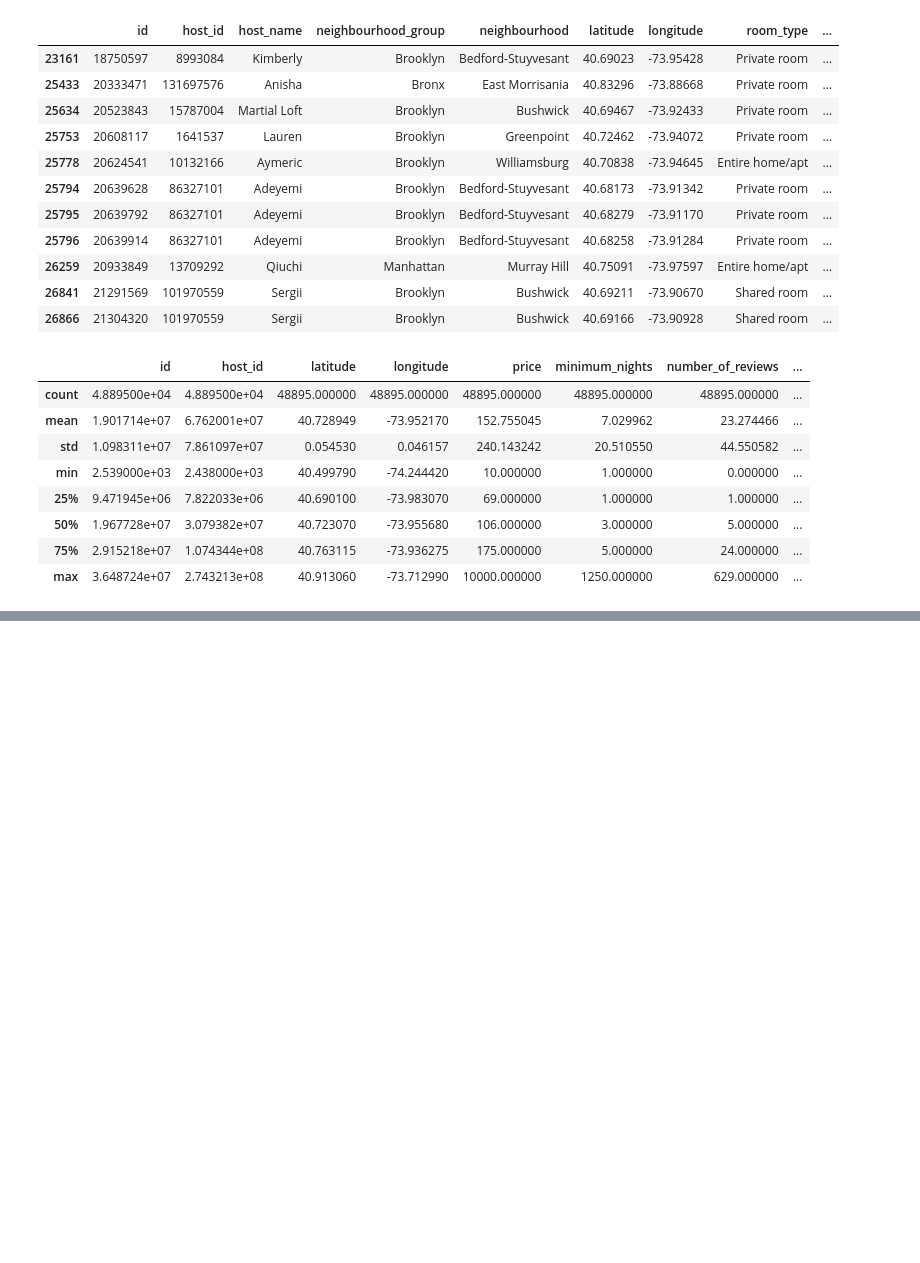
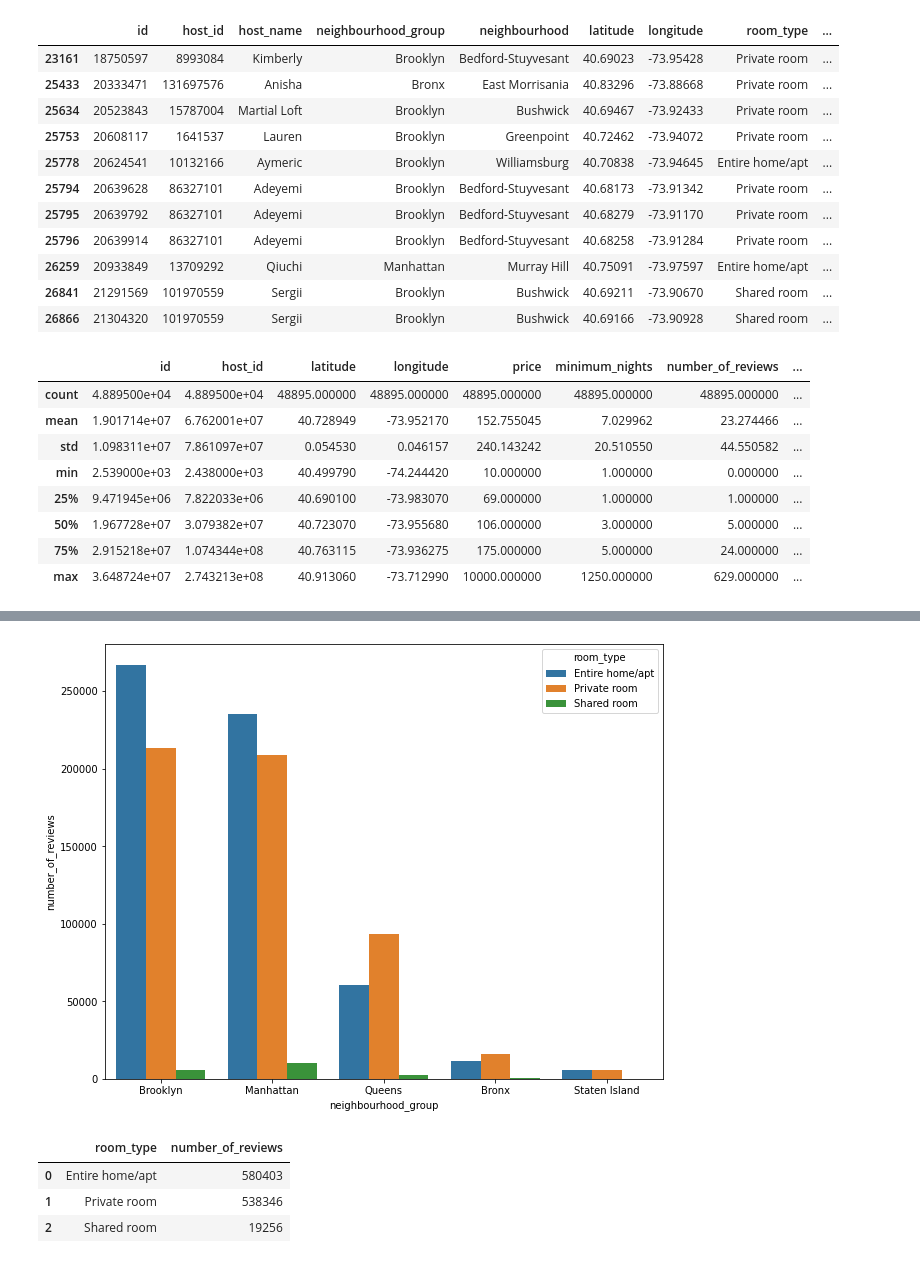
Before and after one commit to 1502harshitsharma/Airbnb-Data-Analysis, a Jupyter notebook: Airbnb_Data_Analysis.ipynb, the cells around one changed output, grey strips where cells are left out. Cells and saved outputs as stored; diff of their text form; code cells hidden in the pictures; blank space fills up the shorter version.

```diff
--- a/Airbnb_Data_Analysis.ipynb
+++ b/Airbnb_Data_Analysis.ipynb
@@ -203,0 +322,4 @@ air_bnb_copy.describe()
+# %%
+# find out the relation between room type,neighbourhood groups and number of reviews
+types_of_rooms_in_area=air_bnb_copy.groupby(['neighbourhood_group','room_type'])['number_of_reviews'].sum().sort_values(ascending=False).reset_index()
+types_of_rooms_in_area
@@ -203,0 +343,13 @@ air_bnb_copy.describe()
+# %%
+sns.barplot(x='neighbourhood_group',y='number_of_reviews',hue='room_type',data=types_of_rooms_in_area);
+# %% [output]
+[figure, added]
+# %%
+# Check number of reviews with room type
+preferred_room_type = air_bnb_copy.groupby('room_type')['number_of_reviews'].sum().reset_index()
+preferred_room_type
+# %% [output]
+|  | room_type | number_of_reviews |
+| 0 | Entire home/apt | 580403 |
+| 1 | Private room | 538346 |
+| 2 | Shared room | 19256 |
```
Also changed, not shown: parts of 15 cells of this notebook.
